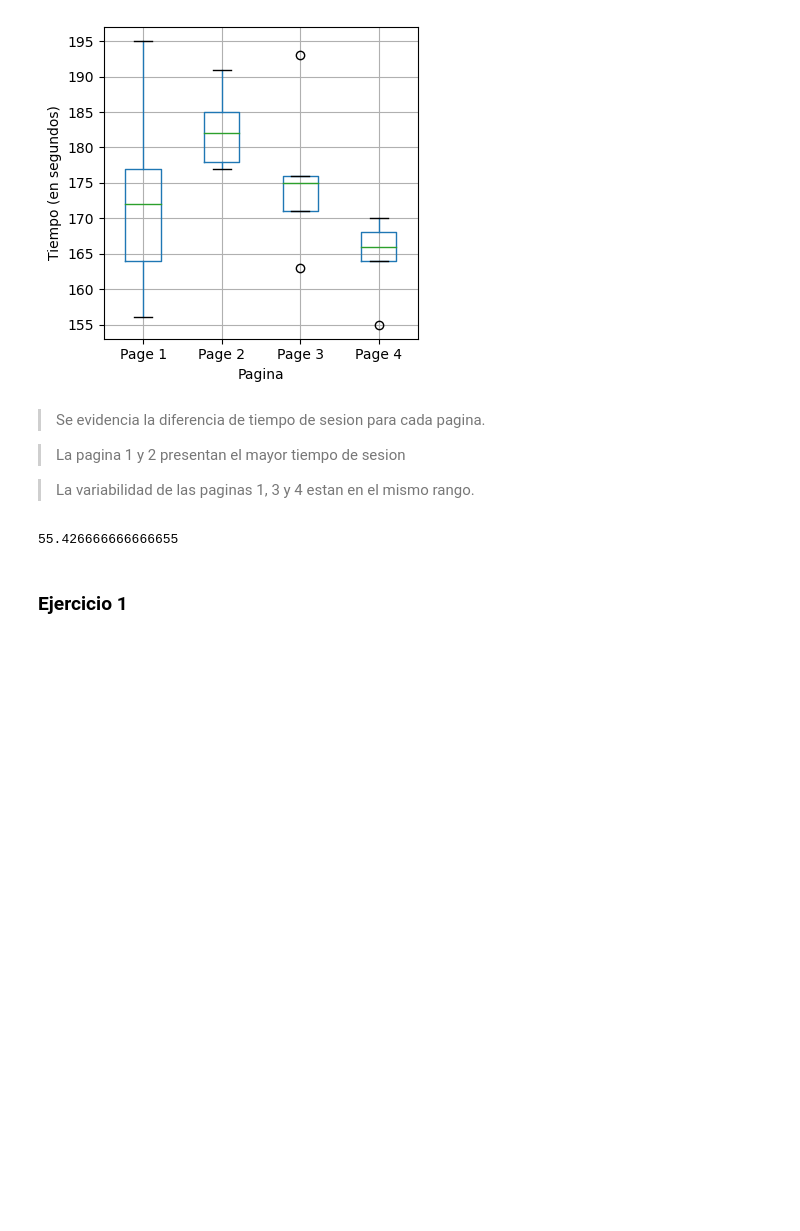
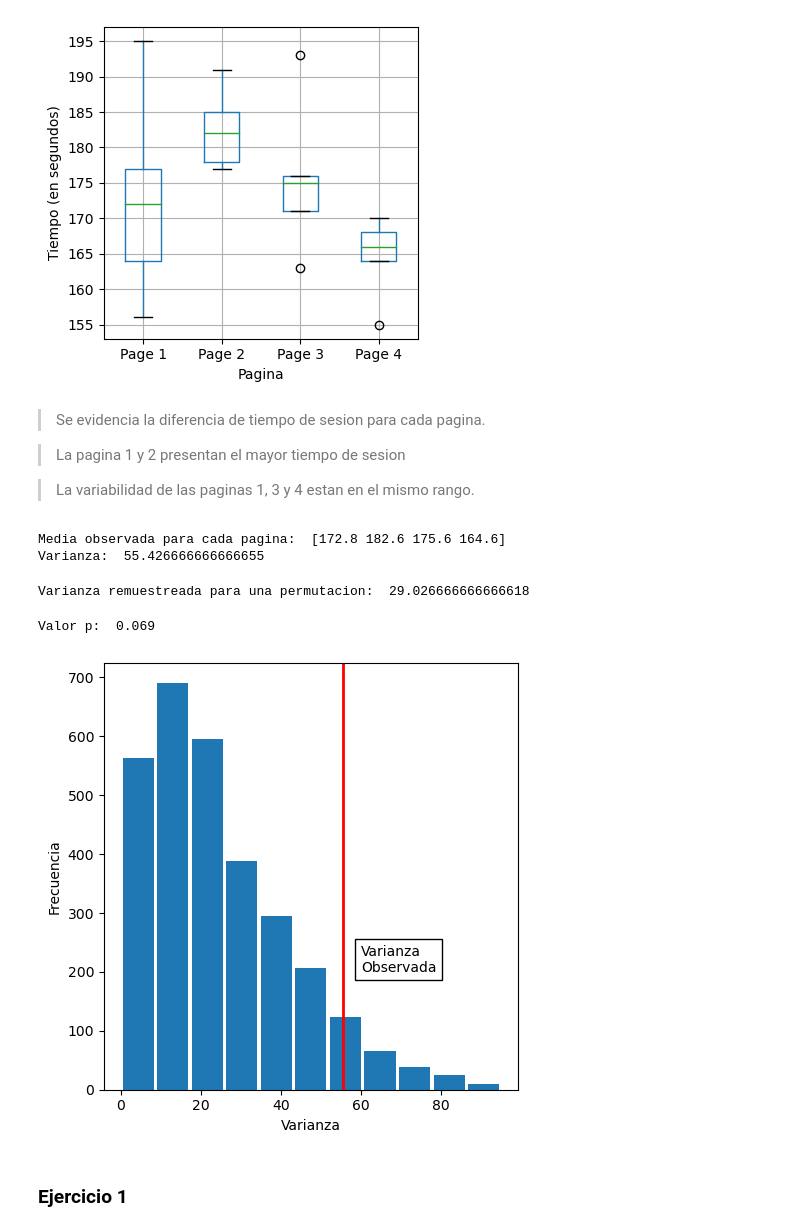
Before and after one commit to jbernalg/Learning_Data, a Jupyter notebook: Statistical_Practice_Book/cap_3.ipynb, the cells around one changed output. Cells and saved outputs as stored; diff of their text form; code cells hidden in the pictures; blank space fills up the shorter version.

Commit message:
anova - histogram

```diff
--- a/Statistical_Practice_Book/cap_3.ipynb
+++ b/Statistical_Practice_Book/cap_3.ipynb
@@ -247,9 +247,42 @@ plt.show()
 > La variabilidad de las paginas 1, 3 y 4 estan en el mismo rango.
 # %%
 varianza_observada = four_session.groupby('Page').mean().var().iloc[0]
-print
+print('Media observada para cada pagina: ', four_session.groupby('Page').mean().values.ravel())
+print('Varianza: ', varianza_observada)
 # %% [output]
-55.426666666666655
+Media observada para cada pagina:  [172.8 182.6 175.6 164.6]
+Varianza:  55.426666666666655
+# %%
+# prueba de permutacion
+def perm_test(df):
+    df = df.copy()
+    df['Time'] = np.random.permutation(df['Time'].values)
+    return df.groupby('Page').mean().var().iloc[0]
+
+print('Varianza remuestreada para una permutacion: ', perm_test((four_session)))
+# %% [output]
+Varianza remuestreada para una permutacion:  29.026666666666618
+# %%
+# varianza remuestreada de 3000 permutaciones
+random.seed(1)
+perm_variance = [perm_test(four_session) for _ in range(3000)]
+
+# obtener proporcion del tiempo que la varianza remuestreada excedio la varianza observada
+print('Valor p: ', np.mean([var > varianza_observada for var in perm_variance]))
+# %% [output]
+Valor p:  0.069
+# %%
+# histograma de la aleatoriedad
+fig, ax = plt.subplots(figsize=(5,5))
+ax.hist(perm_variance, bins=11, rwidth=0.9)
+ax.axvline(x = varianza_observada, color='red', lw=2)
+ax.text(60, 200, 'Varianza\nObservada', bbox={'facecolor':'white'})
+ax.set_xlabel('Varianza')
+ax.set_ylabel('Frecuencia')
+plt.tight_layout()
+plt.show()
+# %% [output]
+[figure, added]
 # %% [markdown]
 ### Ejercicio 1
 # %% [markdown]
```
